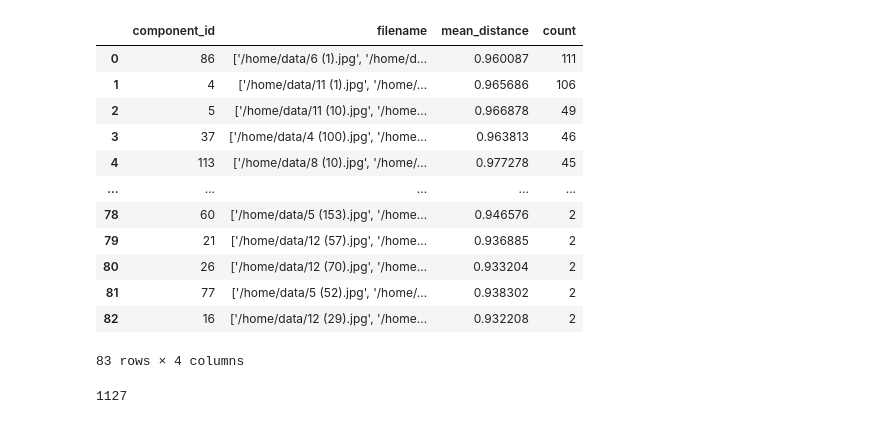
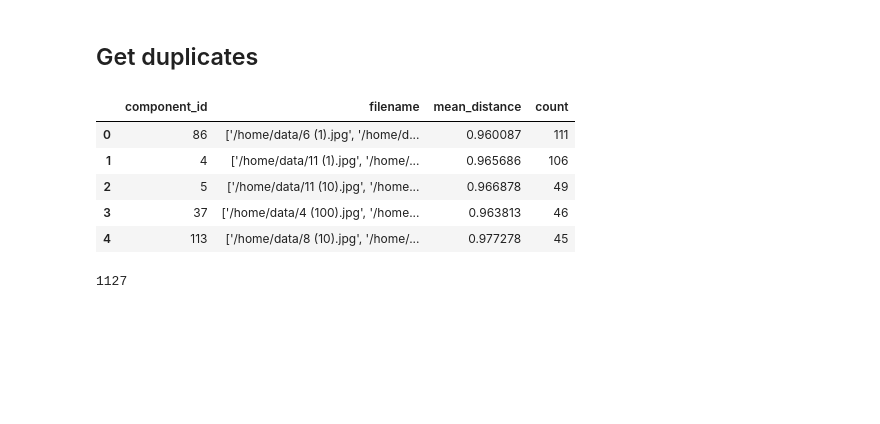
Before and after one commit to werserk/AtomicHack-1st-place, a Jupyter notebook: notebooks/clean_data.ipynb, the cells around one changed output. Cells and saved outputs as stored; diff of their text form; code cells hidden in the pictures; blank space fills up the shorter version.

```diff
--- a/notebooks/clean_data.ipynb
+++ b/notebooks/clean_data.ipynb
@@ -1,24 +1,19 @@
 # %%
 import pandas as pd
 import ast
+# %% [markdown]
+## Get duplicates
 # %%
 data = pd.read_csv('../clean_data/clusters_df.csv')
 # %%
-data
+data.head()
 # %% [output]
 |  | component_id | filename | mean_distance | count |
 | 0 | 86 | ['/home/data/6 (1).jpg', '/home/d... | 0.960087 | 111 |
 | 1 | 4 | ['/home/data/11 (1).jpg', '/home/... | 0.965686 | 106 |
 | 2 | 5 | ['/home/data/11 (10).jpg', '/home... | 0.966878 | 49 |
 | 3 | 37 | ['/home/data/4 (100).jpg', '/home... | 0.963813 | 46 |
 | 4 | 113 | ['/home/data/8 (10).jpg', '/home/... | 0.977278 | 45 |
-| ... | ... | ... | ... | ... |
-| 78 | 60 | ['/home/data/5 (153).jpg', '/home... | 0.946576 | 2 |
-| 79 | 21 | ['/home/data/12 (57).jpg', '/home... | 0.936885 | 2 |
-| 80 | 26 | ['/home/data/12 (70).jpg', '/home... | 0.933204 | 2 |
-| 81 | 77 | ['/home/data/5 (52).jpg', '/home/... | 0.938302 | 2 |
-| 82 | 16 | ['/home/data/12 (29).jpg', '/home... | 0.932208 | 2 |
-83 rows × 4 columns
 # %%
 data['count'].sum()
 # %% [output]
```
Also changed, not shown: parts of 5 cells of this notebook, 5 other files.
